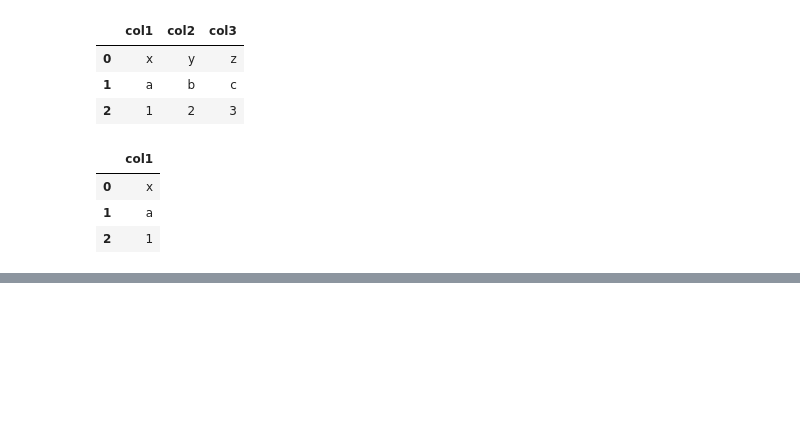
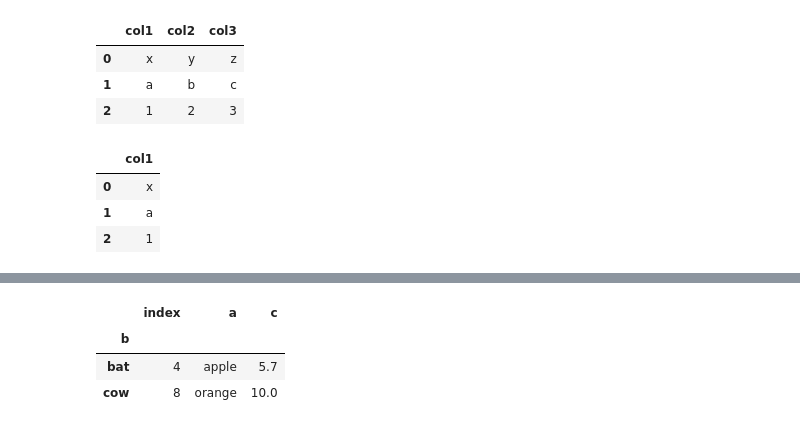
Before and after one commit to ankitsuwal/machine_learning, a Jupyter notebook: pandas_t1.ipynb, the cells around one changed output, grey strips where cells are left out. Cells and saved outputs as stored; diff of their text form; code cells hidden in the pictures; blank space fills up the shorter version.

```diff
--- a/pandas_t1.ipynb
+++ b/pandas_t1.ipynb
@@ -285,0 +304,4 @@ df
+# %%
+data = ('index,a,b,c\n'
+           '4,apple,bat,5.7\n'
+            '8,orange,cow,10')
@@ -285,0 +317,5 @@ df
+# %%
+df = pd.read_csv(StringIO(data), index_col=0) # index_col=0 is make first colum as an index
+print(">>>>>>>>:\n ", df)
+df = pd.read_csv(StringIO(data), index_col=2)
+print("<<<<<<<<:\n", df)
@@ -285,0 +333,7 @@ df
+# %%
+df
+# %% [output]
+|  | index | a | c |
+| b |  |  |  |
+| bat | 4 | apple | 5.7 |
+| cow | 8 | orange | 10.0 |
```
Also changed, not shown: parts of 16 cells of this notebook.
